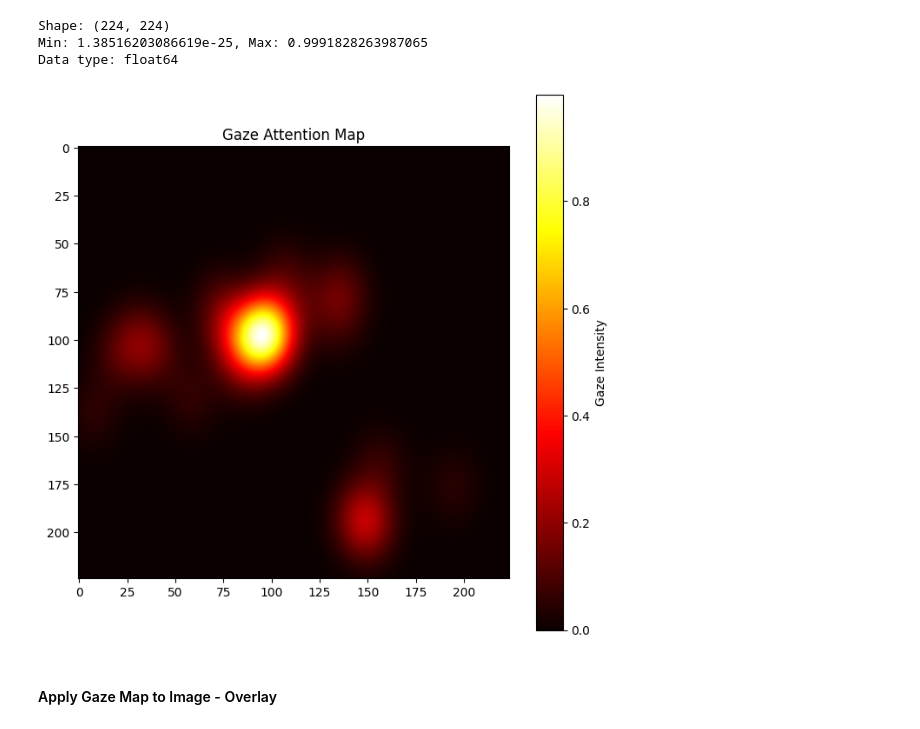
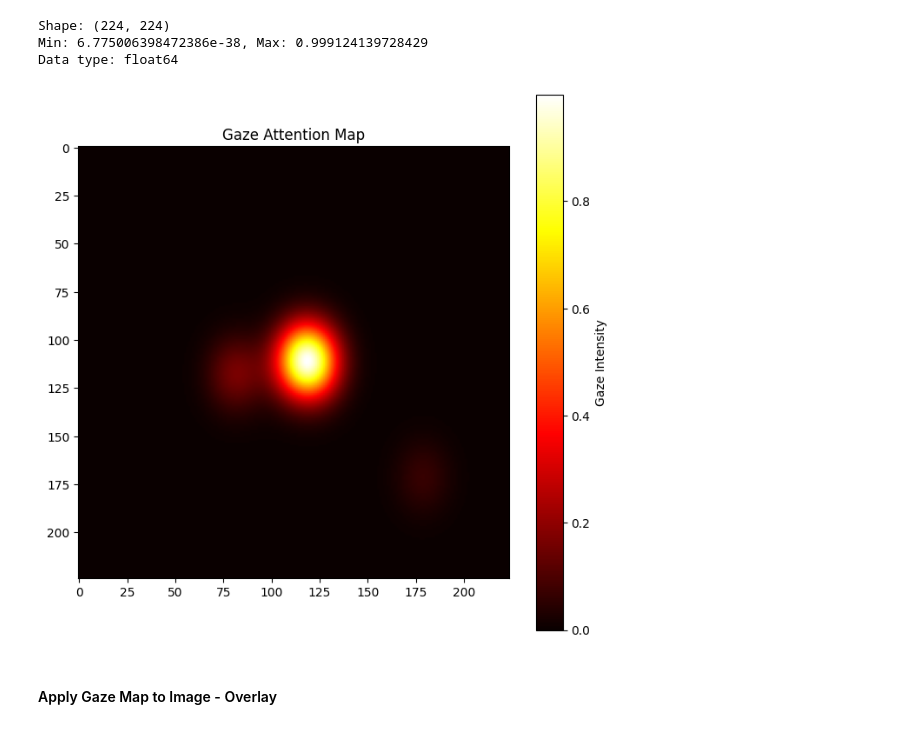
Before and after one commit to nandandevinagara/thesis_exploration, a Jupyter notebook: vlm_foveation/datasets/VQA_MHUG/VQA_MHUG/processing_img_attnmap_from_npy_files.ipynb, the cells around one changed output. Cells and saved outputs as stored; diff of their text form; code cells hidden in the pictures.

```diff
--- a/vlm_foveation/datasets/VQA_MHUG/VQA_MHUG/processing_img_attnmap_from_npy_files.ipynb
+++ b/vlm_foveation/datasets/VQA_MHUG/VQA_MHUG/processing_img_attnmap_from_npy_files.ipynb
@@ -1,26 +1,26 @@
 # %%
 import numpy as np
 import matplotlib.pyplot as plt
 from PIL import Image
 
 # Load the gaze attention map
-gaze_map = np.load('C:\\disk1\\thesis\\vlm_foveation\\datasets\\VQA_MHUG\\VQA_MHUG\\vqa-mhug-gaze_generated\\vqa-mhug\\img-attmap\\q1000004_p31.npy')
+gaze_map = np.load('C:\\disk1\\thesis\\vlm_foveation\\datasets\\VQA_MHUG\\VQA_MHUG\\vqa-mhug-gaze_generated\\vqa-mhug\\img-attmap\\q100081006_p3.npy')
 
 print(f"Shape: {gaze_map.shape}")       # e.g., (224, 224)
 print(f"Min: {gaze_map.min()}, Max: {gaze_map.max()}")  # Value range
 print(f"Data type: {gaze_map.dtype}")    # e.g., float64
 
 # Visualize the heatmap
 plt.figure(figsize=(8, 8))
 plt.imshow(gaze_map, cmap='hot')
 plt.colorbar(label='Gaze Intensity')
 plt.title('Gaze Attention Map')
 plt.show()
 # %% [output]
 Shape: (224, 224)
-Min: 1.38516203086619e-25, Max: 0.9991828263987065
+Min: 6.775006398472386e-38, Max: 0.999124139728429
 Data type: float64
-[figure, old version]
+[figure, new version]
 # %% [markdown]
 #### Apply Gaze Map to Image - Overlay
 # %%
```
Also changed, not shown: parts of 1 cell of this notebook, 2 other files.
